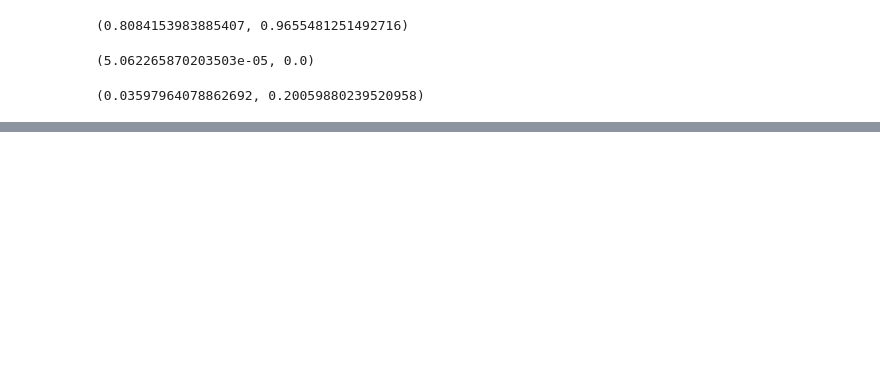
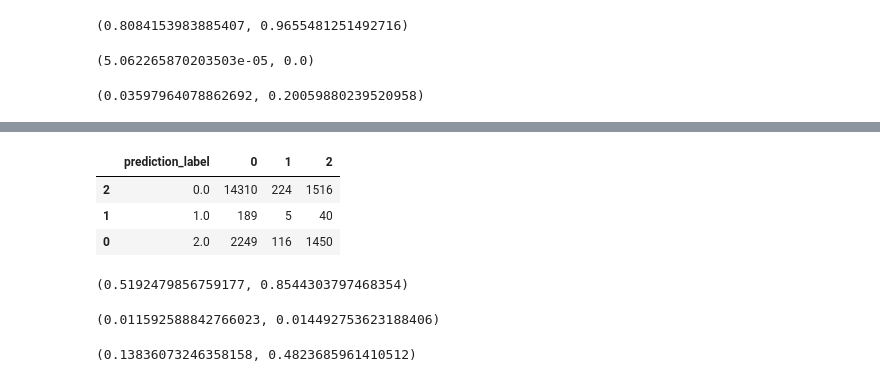
Before and after one commit to lucifermorningstar1305/infosys722, a Jupyter notebook: Step3_8_Data_Modelling.ipynb, the cells around one changed output, grey strips where cells are left out. Cells and saved outputs as stored; diff of their text form; code cells hidden in the pictures; blank space fills up the shorter version.

```diff
--- a/Step3_8_Data_Modelling.ipynb
+++ b/Step3_8_Data_Modelling.ipynb
@@ -399,0 +441,11 @@ conf_mat_metric.falsePositiveRate(2.), conf_mat_metric.truePositiveRate(2.)
+# %%
+rf3 = RandomForestClassifier(featuresCol="features", labelCol="label",
+                                 maxDepth=20, numTrees=50, seed=32)
+pipeline_rf3 = Pipeline(
+    stages=[
+        VectorAssembler(inputCols=cat_cols + train_new_feats, outputCol="features"),
+        rf3
+    ]
+)
+# %%
+rf_model2 = pipeline_rf3.fit(df_oversampled_scaled)
@@ -399,0 +470,13 @@ conf_mat_metric.falsePositiveRate(2.), conf_mat_metric.truePositiveRate(2.)
+# %%
+test_predictions2 = rf_model2.transform(df_test_scaled)
+acc_evaluator2 = MulticlassClassificationEvaluator(metricName="accuracy")
+f1_evaluator2 = MulticlassClassificationEvaluator(metricName="f1")
+
+rf_acc_eval2 = acc_evaluator2.evaluate(test_predictions2)
+rf_f1_eval2 = f1_evaluator2.evaluate(test_predictions2)
+
+print("Results on Test set: ")
+print("-"*20)
+print(f"Accuracy: {rf_acc_eval2}")
+print(f"F1: {rf_f1_eval2}")
+print("-"*20)
@@ -399,0 +507,6 @@ conf_mat_metric.falsePositiveRate(2.), conf_mat_metric.truePositiveRate(2.)
+# %%
+cm_results2 = test_predictions2.crosstab("prediction", "label")\
+.toPandas()\
+.sort_values(by=["prediction_label"])
+cm_results2
+# %% [output]
@@ -399,0 +516,16 @@ conf_mat_metric.falsePositiveRate(2.), conf_mat_metric.truePositiveRate(2.)
+|  | prediction_label | 0 | 1 | 2 |
+| 2 | 0.0 | 14310 | 224 | 1516 |
+| 1 | 1.0 | 189 | 5 | 40 |
+| 0 | 2.0 | 2249 | 116 | 1450 |
+# %%
+conf_mat_metric2.falsePositiveRate(0.), conf_mat_metric2.truePositiveRate(0.)
+# %% [output]
+(0.5192479856759177, 0.8544303797468354)
+# %%
+conf_mat_metric2.falsePositiveRate(1.), conf_mat_metric2.truePositiveRate(1.)
+# %% [output]
+(0.011592588842766023, 0.014492753623188406)
+# %%
+conf_mat_metric2.falsePositiveRate(2.), conf_mat_metric2.truePositiveRate(2.)
+# %% [output]
+(0.13836073246358158, 0.4823685961410512)
```
Also changed, not shown: parts of 15 cells of this notebook.
